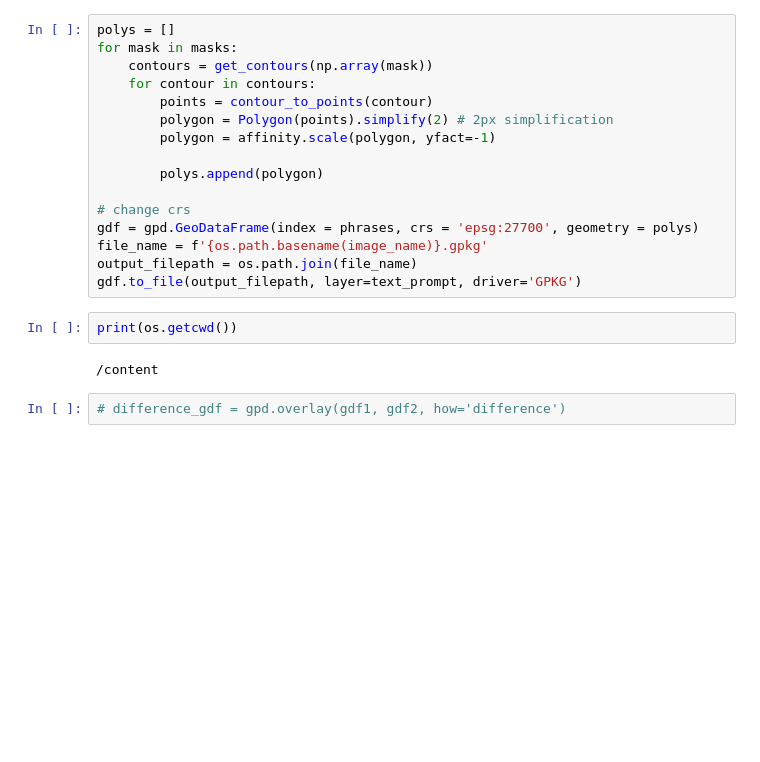
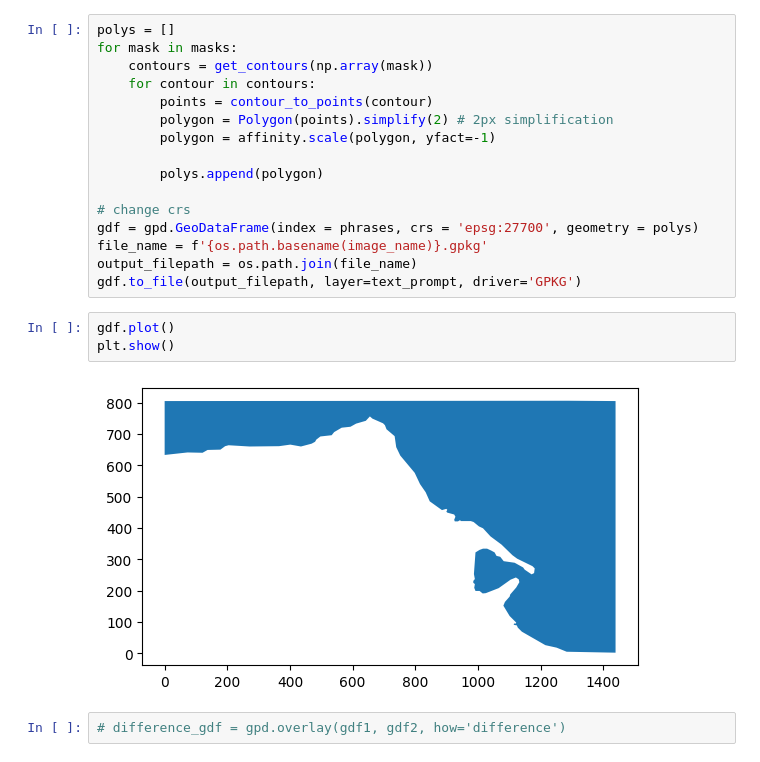
Before and after one commit to bassim1/COP28hack4climate, a Jupyter notebook: Feature_Extraction.ipynb, the cells around one changed output. Drawn from its saved outputs; the diff is of its cells as text; blank space fills up the shorter version.

```diff
--- a/Feature_Extraction.ipynb
+++ b/Feature_Extraction.ipynb
@@ -72,9 +72,10 @@ gdf = gpd.GeoDataFrame(index = phrases, crs = 'epsg:27700', geometry = polys)
 file_name = f'{os.path.basename(image_name)}.gpkg'
 output_filepath = os.path.join(file_name)
 gdf.to_file(output_filepath, layer=text_prompt, driver='GPKG')
-# %%
-print(os.getcwd())
-# %% [output]
-/content
+# %%
+gdf.plot()
+plt.show()
+# %% [output]
+[figure, added]
 # %%
 # difference_gdf = gpd.overlay(gdf1, gdf2, how='difference')
```
